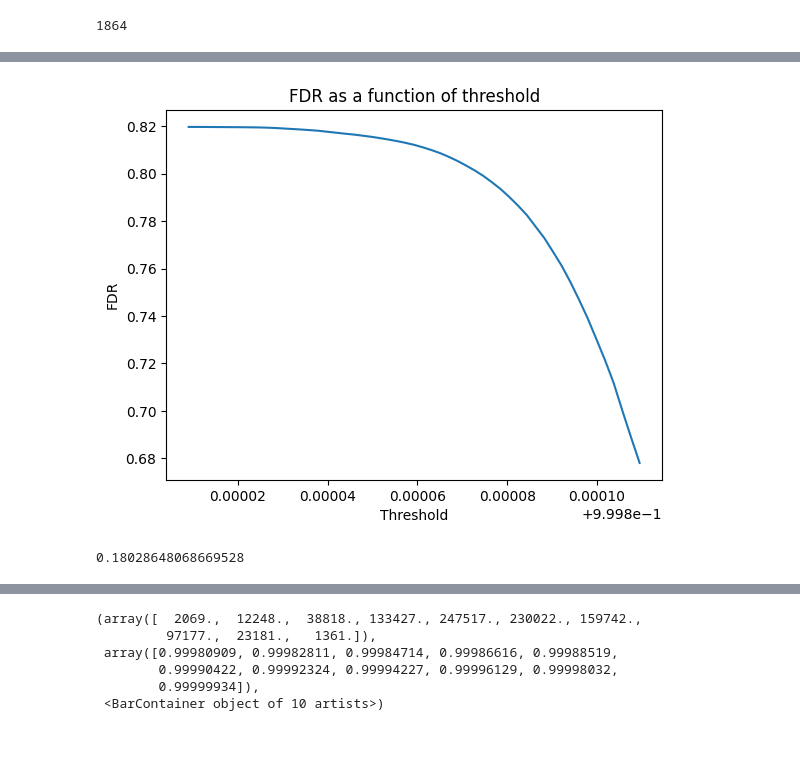
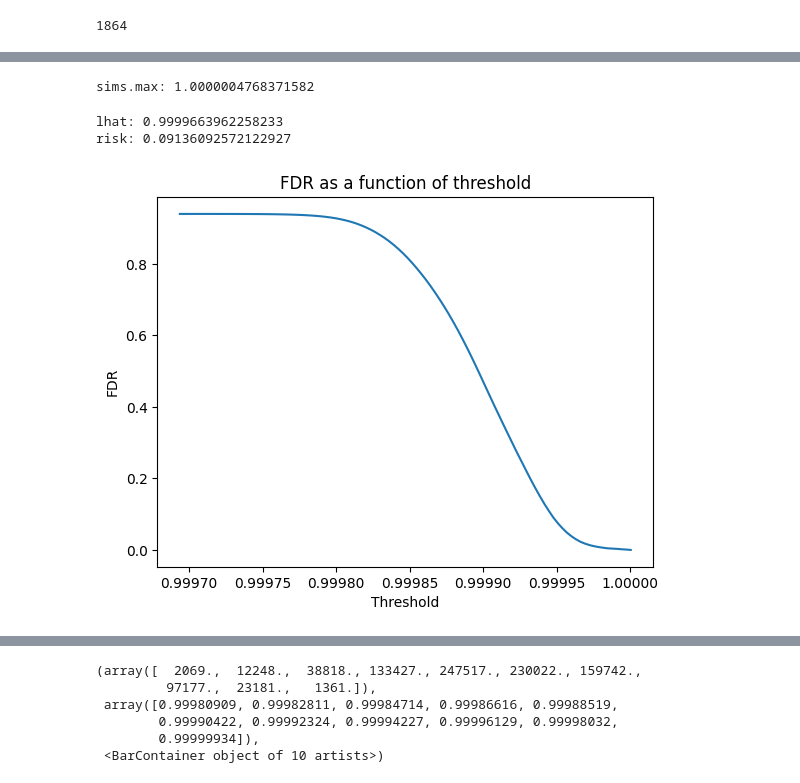
Before and after one commit to ronboger/conformal-protein-retrieval, a Jupyter notebook: analyze_protein_vec_results.ipynb, the cells around one changed output, grey strips where cells are left out. Drawn from its saved outputs; the diff is of its cells as text; code cells hidden in the pictures; blank space fills up the shorter version.

Commit message:
new data and results from the conformal prediction experiments

```diff
--- a/analyze_protein_vec_results.ipynb
+++ b/analyze_protein_vec_results.ipynb
@@ -43,0 +14,3 @@ len(a)
+# %%
+data = np.load('/home/ron/protein-conformal/conformal_pfam_with_lookup_dataset.npy', allow_pickle=True)
+len(data)
@@ -108,0 +124,2 @@ def get_isotone_regression(data):
+# %%
+lam = sims.max()
@@ -137,4 +157,0 @@ data[0]['exact']
-# %%
-lam = 0.985
-# print((labels*(sims >= lam))[0])
-print(((1-labels)*(sims >= lam)).sum(axis=1))
@@ -159,22 +192,25 @@ np.median([sum(query['exact'])/len(query['exact']) for query in data])
+# %%
+alpha = 0.1
+lhat = get_thresh_FDR(labels, sims, alpha, delta=0.5, N=100)
+# %% [output]
+sims.max: 1.0000004768371582
+lhat: 0.9999663962258233
+risk: 0.09136092572122927
 # %%
 plt.figure()
 # Plot FDR as a function of lambda
 # sims, labels = get_sims_labels(data, partial=False)
-labels = np.stack([query['exact'] for query in data], axis=0)
-sims = np.stack([query['D_i'] for query in data], axis=0)
+labels = np.stack([(np.sum(query['partial'], axis=1) >= 1) if len(np.array(query['partial']).shape) > 1 else query['partial'] for query in data], axis=0)
+sims = np.stack([query['S_i'] for query in data], axis=0)
 lambdas = np.linspace(sims.min(),sims.max(),100)
 risks = [risk(sims, labels, lam) for lam in lambdas]
 plt.plot(lambdas, risks)
 plt.xlabel('Threshold')
 plt.ylabel('FDR')
 plt.title('FDR as a function of threshold')
 plt.show()
 # %% [output]
-[figure, old version]
+[figure, new version]
-# %%
-labels.mean()
-# %% [output]
-0.18028648068669528
 # %%
 get_thresh_FDR(data, 0.5)
 # %% [output]
```
Also changed, not shown: parts of 33 cells of this notebook, 1 other file.
